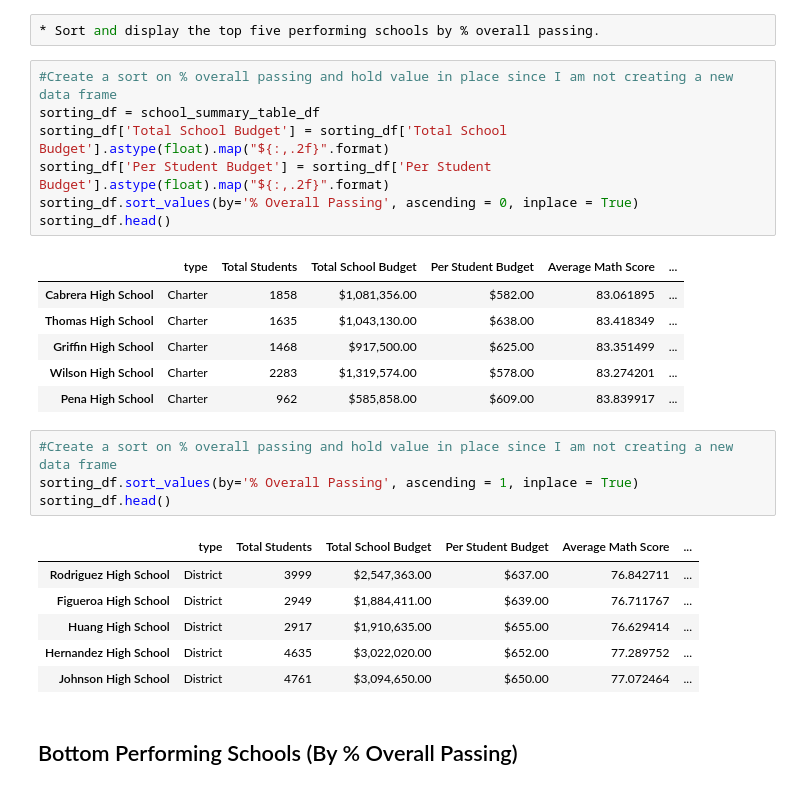
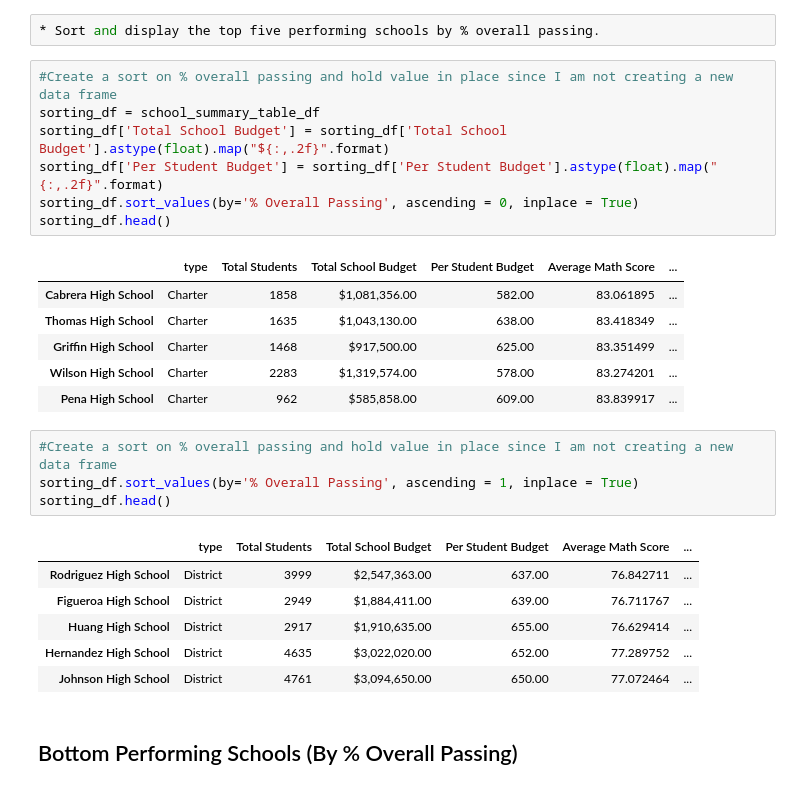
Before and after one commit to gpawlows/Pandas-Challenge, a Jupyter notebook: PyCitySchools_starter.ipynb, the cells around one changed output. Saved outputs shown, nothing was run; the diff lists cells and outputs as text.

```diff
--- a/PyCitySchools_starter.ipynb
+++ b/PyCitySchools_starter.ipynb
@@ -371,28 +379,28 @@ sorted_df
 # %%
 #Create a sort on % overall passing and hold value in place since I am not creating a new data frame
 sorting_df = school_summary_table_df
 sorting_df['Total School Budget'] = sorting_df['Total School Budget'].astype(float).map("${:,.2f}".format)
-sorting_df['Per Student Budget'] = sorting_df['Per Student Budget'].astype(float).map("${:,.2f}".format)
+sorting_df['Per Student Budget'] = sorting_df['Per Student Budget'].astype(float).map("{:,.2f}".format)
 sorting_df.sort_values(by='% Overall Passing', ascending = 0, inplace = True)
 sorting_df.head()
 # %% [output]
 |  | type | Total Students | Total School Budget | Per Student Budget | Average Math Score | ... |
-| Cabrera High School | Charter | 1858 | $1,081,356.00 | $582.00 | 83.061895 | ... |
-| Thomas High School | Charter | 1635 | $1,043,130.00 | $638.00 | 83.418349 | ... |
-| Griffin High School | Charter | 1468 | $917,500.00 | $625.00 | 83.351499 | ... |
-| Wilson High School | Charter | 2283 | $1,319,574.00 | $578.00 | 83.274201 | ... |
-| Pena High School | Charter | 962 | $585,858.00 | $609.00 | 83.839917 | ... |
+| Cabrera High School | Charter | 1858 | $1,081,356.00 | 582.00 | 83.061895 | ... |
+| Thomas High School | Charter | 1635 | $1,043,130.00 | 638.00 | 83.418349 | ... |
+| Griffin High School | Charter | 1468 | $917,500.00 | 625.00 | 83.351499 | ... |
+| Wilson High School | Charter | 2283 | $1,319,574.00 | 578.00 | 83.274201 | ... |
+| Pena High School | Charter | 962 | $585,858.00 | 609.00 | 83.839917 | ... |
 # %%
 #Create a sort on % overall passing and hold value in place since I am not creating a new data frame
 sorting_df.sort_values(by='% Overall Passing', ascending = 1, inplace = True)
 sorting_df.head()
 # %% [output]
 |  | type | Total Students | Total School Budget | Per Student Budget | Average Math Score | ... |
-| Rodriguez High School | District | 3999 | $2,547,363.00 | $637.00 | 76.842711 | ... |
-| Figueroa High School | District | 2949 | $1,884,411.00 | $639.00 | 76.711767 | ... |
-| Huang High School | District | 2917 | $1,910,635.00 | $655.00 | 76.629414 | ... |
-| Hernandez High School | District | 4635 | $3,022,020.00 | $652.00 | 77.289752 | ... |
-| Johnson High School | District | 4761 | $3,094,650.00 | $650.00 | 77.072464 | ... |
+| Rodriguez High School | District | 3999 | $2,547,363.00 | 637.00 | 76.842711 | ... |
+| Figueroa High School | District | 2949 | $1,884,411.00 | 639.00 | 76.711767 | ... |
+| Huang High School | District | 2917 | $1,910,635.00 | 655.00 | 76.629414 | ... |
+| Hernandez High School | District | 4635 | $3,022,020.00 | 652.00 | 77.289752 | ... |
+| Johnson High School | District | 4761 | $3,094,650.00 | 650.00 | 77.072464 | ... |
 # %% [markdown]
 ## Bottom Performing Schools (By % Overall Passing)
 # %% [markdown]
```
Also changed, not shown: parts of 5 cells of this notebook.
